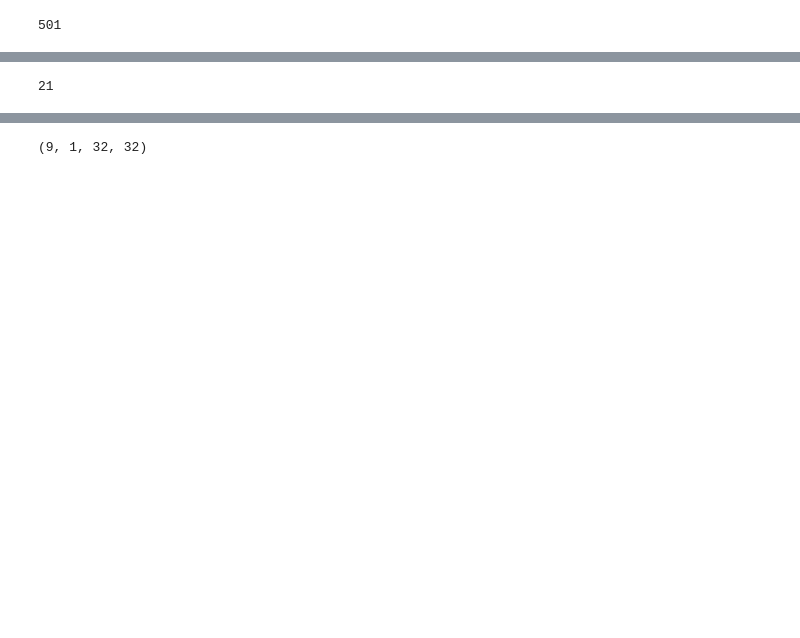
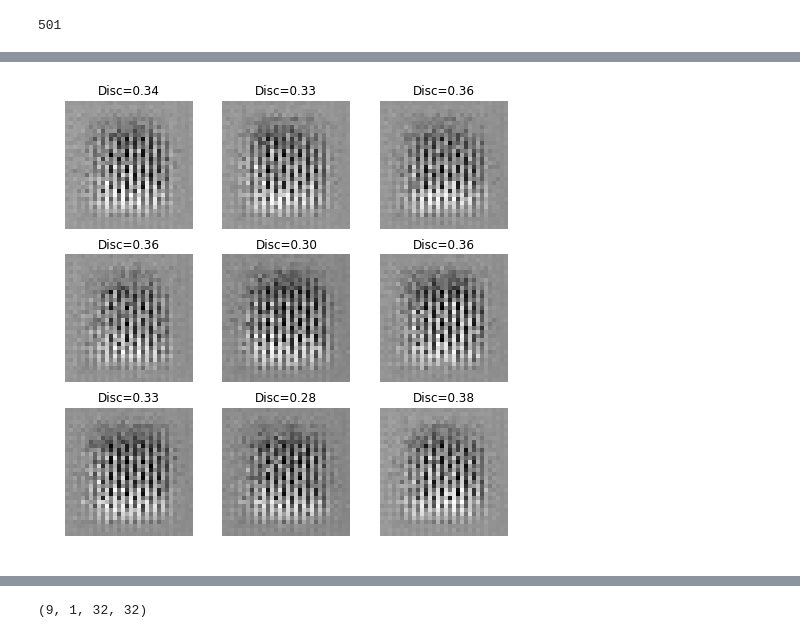
Before and after one commit to Bertinus/ChestXrays, a Jupyter notebook: ALI/AliXray.ipynb, the cells around one changed output, grey strips where cells are left out. Drawn from its saved outputs; the diff is of its cells as text; code cells hidden in the pictures; blank space fills up the shorter version.

```diff
--- a/ALI/AliXray.ipynb
+++ b/ALI/AliXray.ipynb
@@ -107,12 +109,8 @@ DisXZ = DiscriminatorXZ(KS=DxzKernel,ST=DxzStride,DP=DxzDepth)
 
 GenZ = Encoder(KS=EncKernel,ST=EncStride,DP=EncDepth,LS=LS)
 GenX = Generator(latent_size=LS,KS=GenKernel,ST=GenStride,DP=GenDepth)
-
-if torch.cuda.is_available():
-    DisX = DiscriminatorX(KS=DxKernel,ST=DxStride,DP=DxDepth).cuda()
-    GenX = Generator(latent_size=LS,KS=GenKernel,ST=GenStride,DP=GenDepth).cuda()
 # %%
-for dataiter in dataloader:
+for dataiter in ConstantImg:
     #Get Data
     data = dataiter
     data_norm = data*2.0-1.0
@@ -139,7 +137,7 @@ ConstantZ = torch.randn(9,LS,1,1)
 cpt = 0
 
 criterion = nn.BCELoss()
-for epoch in range(10):
+for epoch in range(2):
 
     #Store Discriminator data
     AllRealDisc = []
@@ -152,7 +150,7 @@ for epoch in range(10):
 
         #Get Data
         Xnorm = dataiter *2.0 - 1.0
-        print(c,Xnorm.shape)
+        #print(c,Xnorm.shape)
         #To cuda
         if torch.cuda.is_available():
             Xnorm = Xnorm.cuda()
@@ -200,7 +198,6 @@ for epoch in range(10):
         AllFakeDisc = list(np.ravel(PredFalse.detach().numpy()))
 
 
-        #break
 
     if epoch % 1 == 0:
         with torch.no_grad():
@@ -224,6 +221,4 @@ for epoch in range(10):
 
             plt.plot(range(len(DiscriminatorLoss)),DiscriminatorLoss)
             plt.show()
-
-    #break
 # %% [output]
@@ -291,4 +226,24 @@ for epoch in range(10):
-# %%
-c
-# %% [output]
-21
+# %%
+with torch.no_grad():
+    FakeData = GenX(ConstantZ)
+
+    PredFalse = DisXZ(torch.cat((DisZ(ConstantZ), DisX(FakeData)), 1))
+
+
+    FakeData = FakeData.detach().numpy()
+    PredFalse= PredFalse.detach().numpy()
+# %%
+
+plt.figure(figsize=(8,8))
+
+c = 0
+for i in range(9):
+    c +=1
+    #print(fd.shape)
+    plt.subplot(3,3,c)
+    plt.imshow(FakeData[i][0],cmap="gray")
+    plt.title("Disc=%.2f" % (PredFalse[i]))
+    plt.axis("off")
+plt.show()
+# %% [output]
+[figure, added]
```
Also changed, not shown: parts of 20 cells of this notebook, 2 other files.
